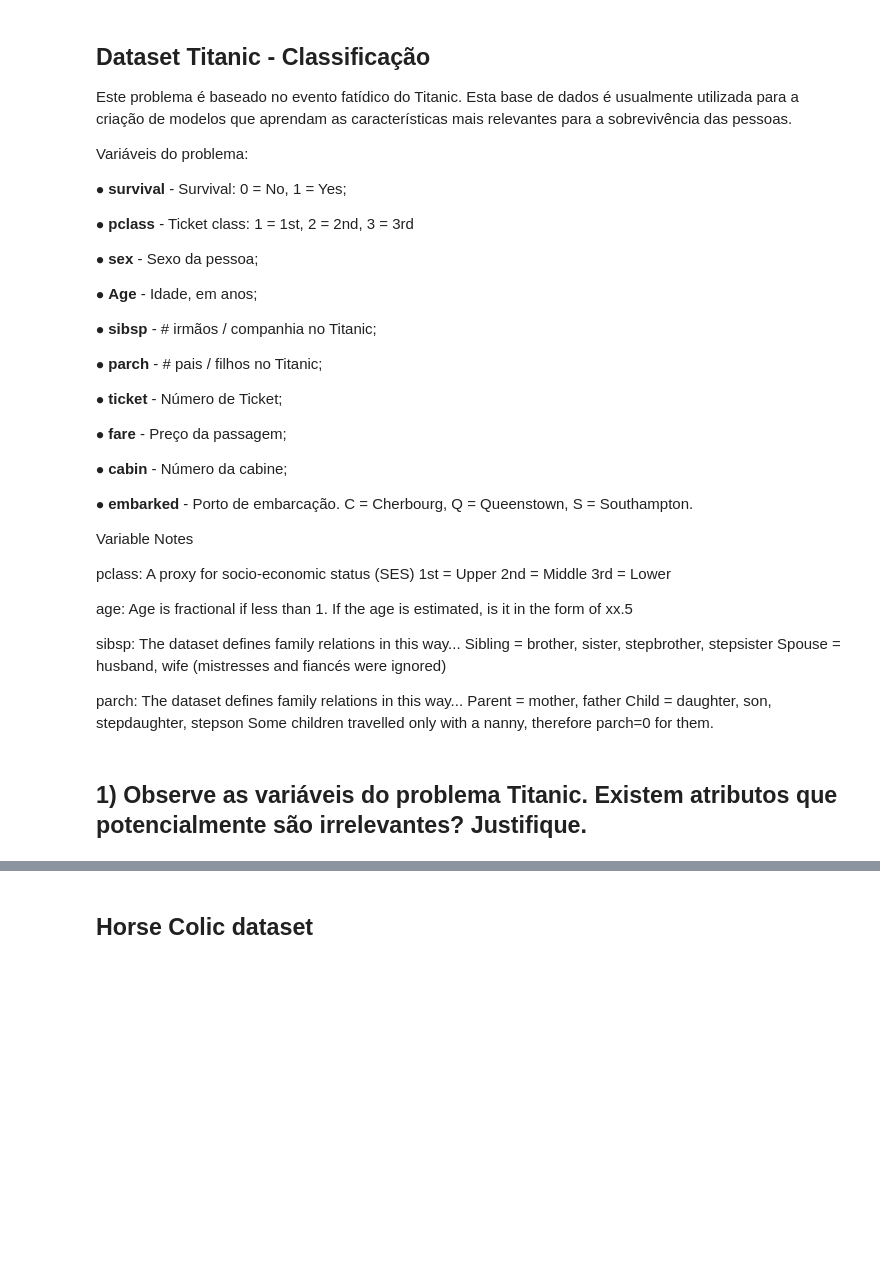
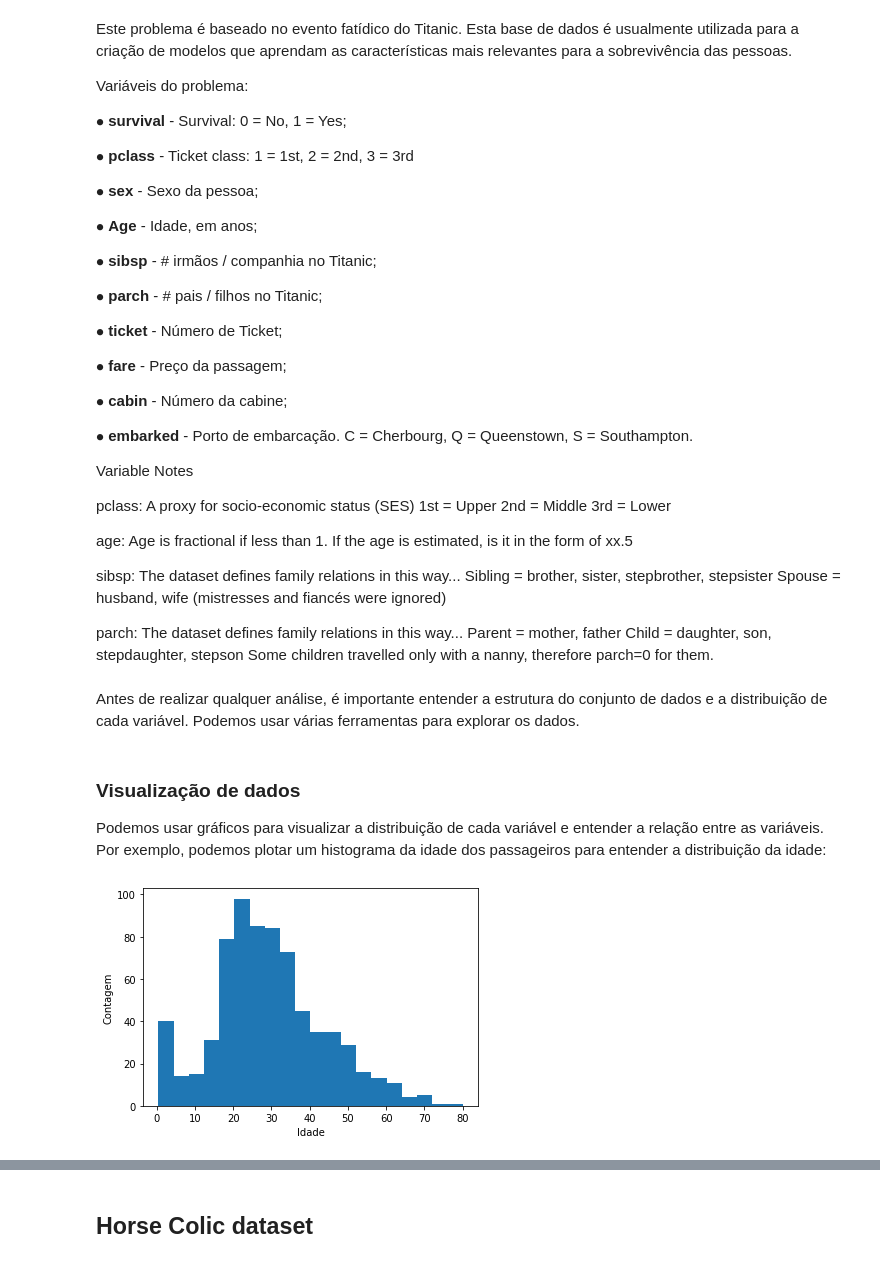
Before and after one commit to mdrs-thiago/uerj-topicos-a, a Jupyter notebook: preprocessing/preprocessing_pt1.ipynb, the cells around one changed output, grey strips where cells are left out. Saved outputs shown, nothing was run; the diff lists cells and outputs as text; code cells hidden in the pictures; blank space fills up the shorter version.

```diff
--- a/preprocessing/preprocessing_pt1.ipynb
+++ b/preprocessing/preprocessing_pt1.ipynb
@@ -9,0 +8,9 @@ def open_db(db):
+# %%
+import pandas as pd
+import numpy as np
+import matplotlib.pyplot as plt
+import seaborn as sns
+
+#url = 'https://web.stanford.edu/class/archive/cs/cs109/cs109.1166/stuff/titanic.csv'
+url = 'https://raw.githubusercontent.com/mdrs-thiago/uerj-topicos-a/main/datasets/titanic/class_titanic.csv'
+df = pd.read_csv(url)
@@ -10,6 +19,4 @@ def open_db(db):
 # %% [markdown]
-## Dataset Titanic - Classificação
-
 Este problema é baseado no evento fatídico do Titanic. Esta base de dados é usualmente utilizada para a criação de modelos que aprendam as características mais relevantes para a sobrevivência das pessoas.
 
 Variáveis do problema:
@@ -52,7 +59,16 @@ parch: The dataset defines family relations in this way...
 Parent = mother, father
 Child = daughter, son, stepdaughter, stepson
 Some children travelled only with a nanny, therefore parch=0 for them.
-# %%
-df = open_db('Titanic')
-# %% [markdown]
-## 1) Observe as variáveis do problema Titanic. Existem atributos que potencialmente são irrelevantes? Justifique.
+# %% [markdown]
+Antes de realizar qualquer análise, é importante entender a estrutura do conjunto de dados e a distribuição de cada variável. Podemos usar várias ferramentas para explorar os dados.
+# %% [markdown]
+### Visualização de dados
+
+Podemos usar gráficos para visualizar a distribuição de cada variável e entender a relação entre as variáveis. Por exemplo, podemos plotar um histograma da idade dos passageiros para entender a distribuição da idade:
+# %%
+plt.hist(df['Age'], bins=20)
+plt.xlabel('Idade')
+plt.ylabel('Contagem')
+plt.show()
+# %% [output]
+[figure, added]
```
Also changed, not shown: parts of 35 cells of this notebook, 4 other files.
